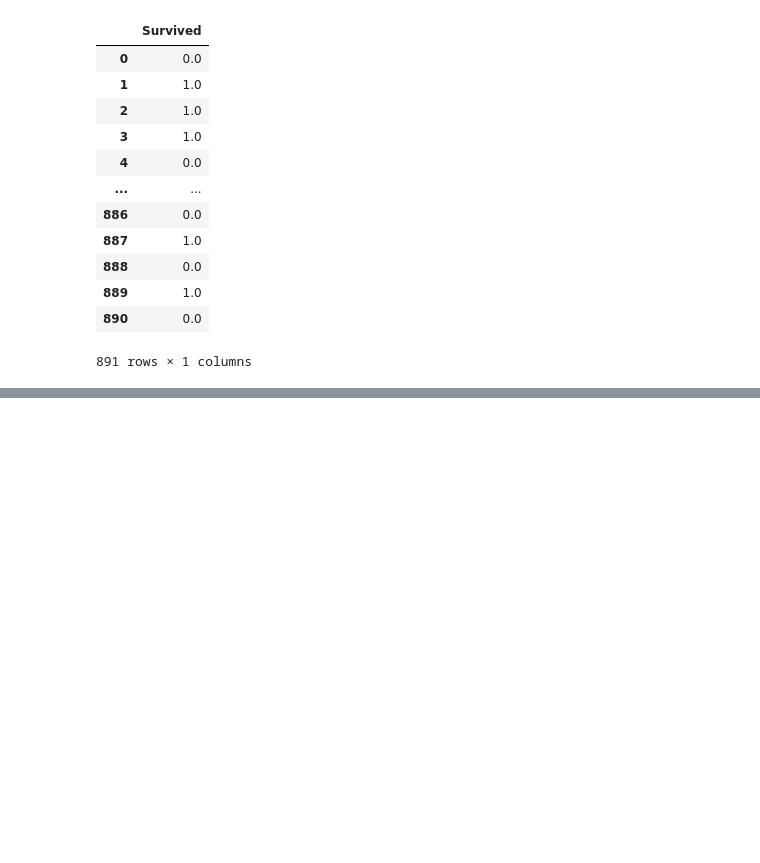
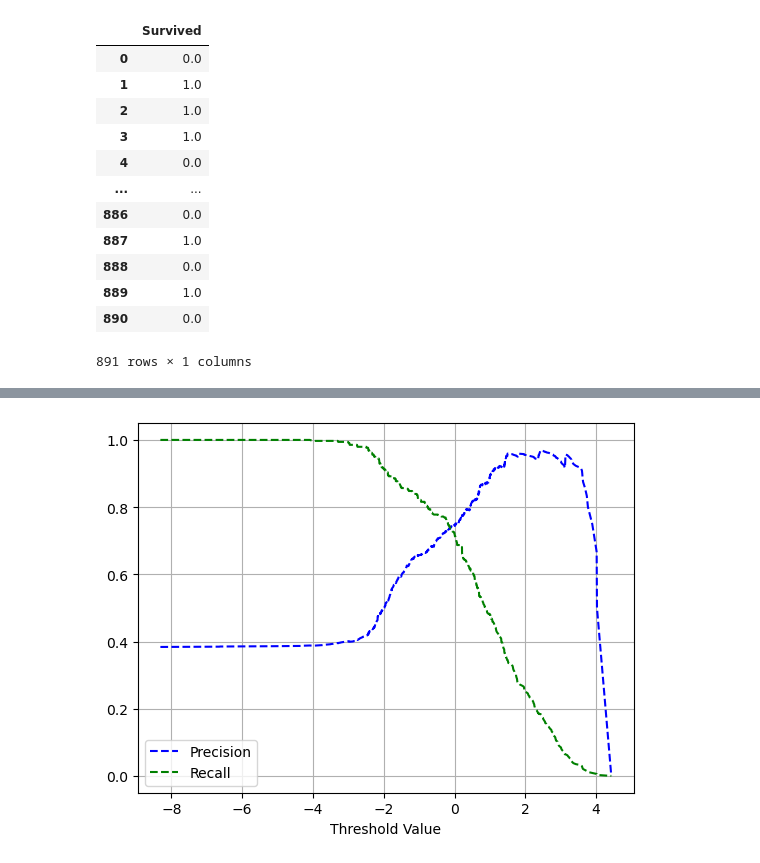
Before and after one commit to akshatkhatri/Machine_learning_playground, a Jupyter notebook: Chapter_3_geron/Titanic_dataset.ipynb, the cells around one changed output, grey strips where cells are left out. Cells and saved outputs as stored; diff of their text form; code cells hidden in the pictures; blank space fills up the shorter version.

```diff
--- a/Chapter_3_geron/Titanic_dataset.ipynb
+++ b/Chapter_3_geron/Titanic_dataset.ipynb
@@ -571,0 +762,3 @@ Y_train_df
+# %%
+Y_train_decision_scores = cross_val_predict(log_clf,X_train,Y_train,cv = 3,method = 'decision_function')
+Y_train_decision_scores
@@ -571,0 +783,13 @@ Y_train_df
+# %%
+from sklearn.metrics import precision_recall_curve
+
+precision,recall,threshold = precision_recall_curve(Y_train,Y_train_decision_scores)
+# %%
+plt.plot(threshold,precision[:-1],'b--',label = 'Precision')
+plt.plot(threshold,recall[:-1],'g--',label = 'Recall')
+plt.xlabel('Threshold Value')
+plt.grid()
+plt.legend()
+plt.show()
+# %% [output]
+[figure, added]
```
Also changed, not shown: parts of 31 cells of this notebook, 1 other file.
